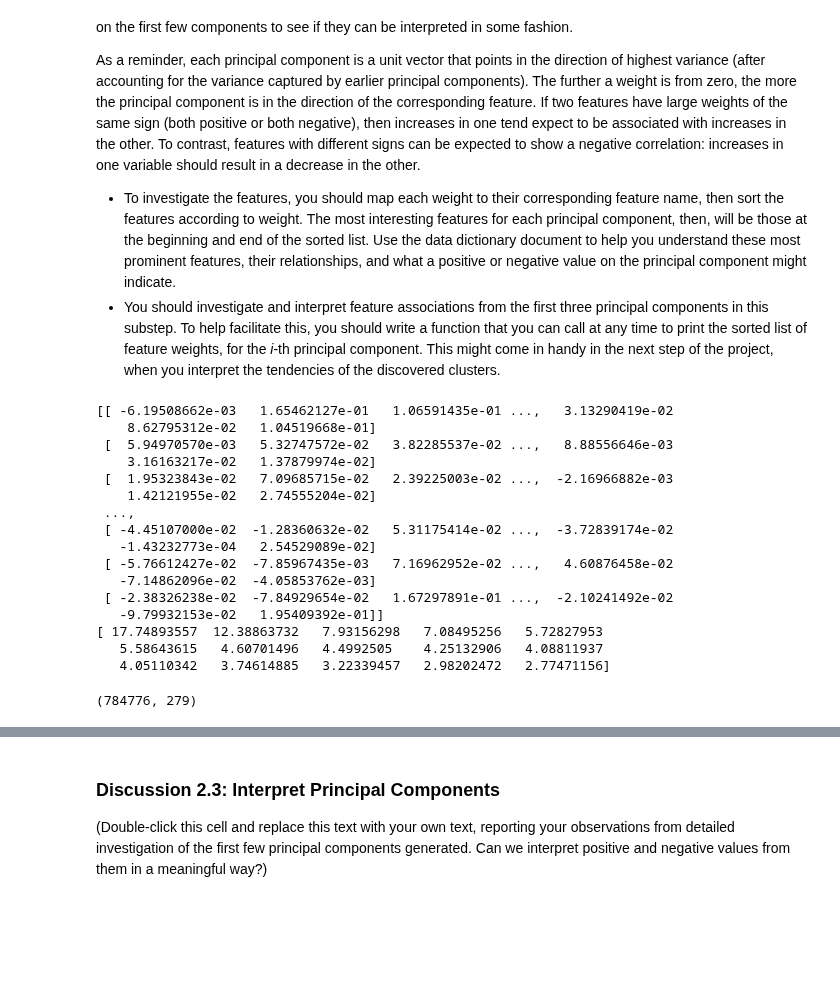
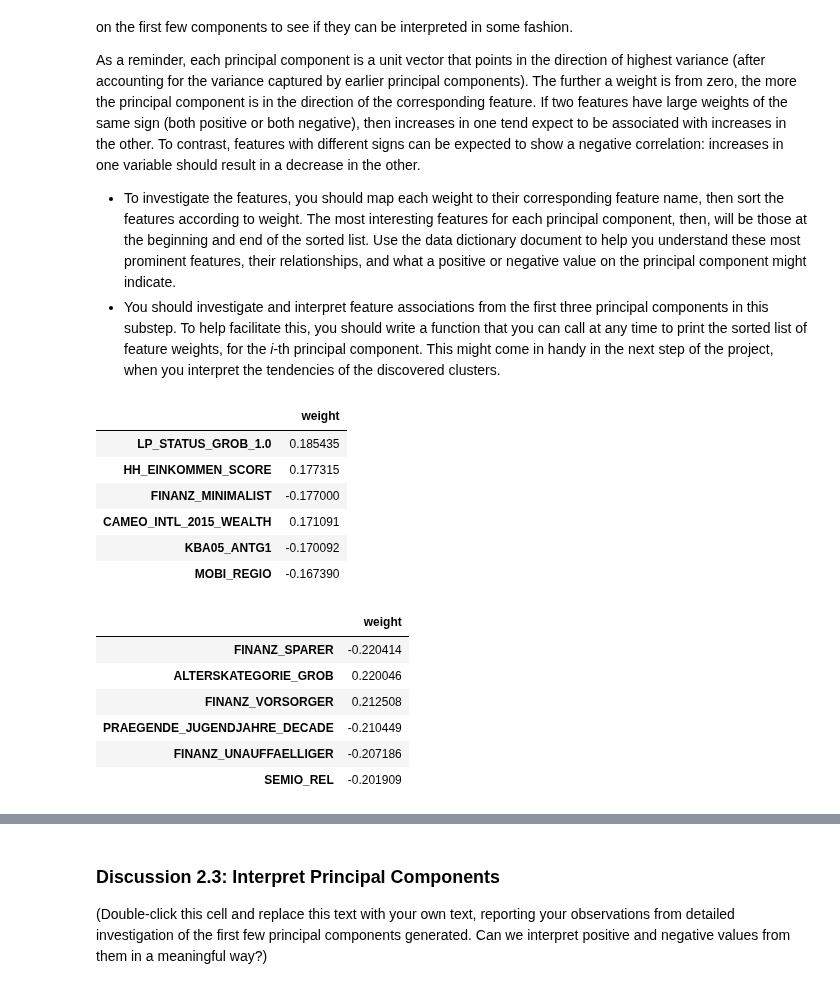
Before and after one commit to jeff-daniels/Udacity-Machine-Learning-Introduction-Nanodegree, a Jupyter notebook: Project 3: Identify Customer Segments/Identify_Customer_Segments.ipynb, the cells around one changed output, grey strips where cells are left out. Cells and saved outputs as stored; diff of their text form; code cells hidden in the pictures; blank space fills up the shorter version.

Commit message:
map pca weights

```diff
--- a/Project 3: Identify Customer Segments/Identify_Customer_Segments.ipynb
+++ b/Project 3: Identify Customer Segments/Identify_Customer_Segments.ipynb
@@ -880,10 +880,10 @@ def clean_data(df, feature_df, col_null_percentage_threshold=100,
     # Return the cleaned dataframe.
 
     if verbose:
-        print('Shape of cleaned dataframe: {}'.format(cleaned_df.shape))
+        print('Shape of cleaned dataframe: {}'.format(df.shape))
         print('Number of null values in cleaned dataframe: {}'
-              .format(cleaned_df.isnull().sum().sum()))
-        print('Shape of appended feature summary: {}'.format(appended_feature_df.shape))
+              .format(df.isnull().sum().sum()))
+        print('Shape of appended feature summary: {}'.format(feature_df.shape))
 
     return df, feature_df
 # %%
@@ -891,7 +891,7 @@ tic = time.time()
 gen_cleaned = gen_original.copy()
 appended_feature_df = feats.copy()
 
-cleaned_df, appended_feature_df = clean_data(cleaned_df, appended_feature_df, col_null_percentage_threshold=20,
+gen_cleaned, appended_feature_df = clean_data(gen_cleaned, appended_feature_df, col_null_percentage_threshold=20,
                          row_null_percentage_threshold=20, row_null_percentile=None,
                          use_ohe=False, verbose=True)
 toc = time.time()
@@ -987,32 +986,51 @@ As a reminder, each principal component is a unit vector that points in the dire
 
 - To investigate the features, you should map each weight to their corresponding feature name, then sort the features according to weight. The most interesting features for each principal component, then, will be those at the beginning and end of the sorted list. Use the data dictionary document to help you understand these most prominent features, their relationships, and what a positive or negative value on the principal component might indicate.
 - You should investigate and interpret feature associations from the first three principal components in this substep. To help facilitate this, you should write a function that you can call at any time to print the sorted list of feature weights, for the *i*-th principal component. This might come in handy in the next step of the project, when you interpret the tendencies of the discovered clusters.
+# %%
+# Map weights for the first principal component to corresponding feature names
+# and then print the linked values, sorted by weight.
+# HINT: Try defining a function here or in a new cell that you can reuse in the
+# other cells.
+
+def map_pca_weights(pca, column_index, component, n_weights, plot=False):
+    """
+    Input: fitted pca, an index of the columns, the pca component,
+    the number of weights to return, and whether or not to make a bar plot
+    Returns: a dataframe of weights sorted by absolute value
+    """
+    component -=1
+    d = {'weight':pca.components_[component]}
+    weights =pd.DataFrame(d, index = column_index)
+    weights = weights.reindex(weights.weight.abs().sort_values(ascending=False).index)
+    weights = weights.iloc[:n_weights]
+    if plot:
+        plt.bar(range(len(weights)), weights['weight'])
+        plt.xticks(range(len(weights)), list(weights.index), rotation=35, ha='right')
+        plt.ylabel('weight')
+        title = 'Weights of principal component: #' + str(component+1)
+        plt.title(title)
+        plt.show()
+
+    return weights
+# %%
+map_pca_weights(pca, gen_cleaned.columns, component=1, n_weights=6, plot=False)
+# %% [output]
+|  | weight |
+| LP_STATUS_GROB_1.0 | 0.185435 |
+| HH_EINKOMMEN_SCORE | 0.177315 |
+| FINANZ_MINIMALIST | -0.177000 |
+| CAMEO_INTL_2015_WEALTH | 0.171091 |
+| KBA05_ANTG1 | -0.170092 |
+| MOBI_REGIO | -0.167390 |
 # %%
-# Map weights for the first principal component to corresponding feature names
+# Map weights for the second principal component to corresponding feature names
 # and then print the linked values, sorted by weight.
-# HINT: Try defining a function here or in a new cell that you can reuse in the
-# other cells.
-
-print(pca.components_)
-print(pca.explained_variance_)
+map_pca_weights(pca, gen_cleaned.columns, component=2, n_weights=6, plot=False)
 # %% [output]
-[[ -6.19508662e-03   1.65462127e-01   1.06591435e-01 ...,   3.13290419e-02
-    8.62795312e-02   1.04519668e-01]
- [  5.94970570e-03   5.32747572e-02   3.82285537e-02 ...,   8.88556646e-03
-    3.16163217e-02   1.37879974e-02]
- [  1.95323843e-02   7.09685715e-02   2.39225003e-02 ...,  -2.16966882e-03
-    1.42121955e-02   2.74555204e-02]
- ...,
- [ -4.45107000e-02  -1.28360632e-02   5.31175414e-02 ...,  -3.72839174e-02
-   -1.43232773e-04   2.54529089e-02]
- [ -5.76612427e-02  -7.85967435e-03   7.16962952e-02 ...,   4.60876458e-02
-   -7.14862096e-02  -4.05853762e-03]
- [ -2.38326238e-02  -7.84929654e-02   1.67297891e-01 ...,  -2.10241492e-02
-   -9.79932153e-02   1.95409392e-01]]
-[ 17.74893557  12.38863732   7.93156298   7.08495256   5.72827953
-   5.58643615   4.60701496   4.4992505    4.25132906   4.08811937
-   4.05110342   3.74614885   3.22339457   2.98202472   2.77471156]
+|  | weight |
+| FINANZ_SPARER | -0.220414 |
+| ALTERSKATEGORIE_GROB | 0.220046 |
+| FINANZ_VORSORGER | 0.212508 |
+| PRAEGENDE_JUGENDJAHRE_DECADE | -0.210449 |
+| FINANZ_UNAUFFAELLIGER | -0.207186 |
+| SEMIO_REL | -0.201909 |
-# %%
-gen_scaled.shape
-# %% [output]
-(784776, 279)
```
Also changed, not shown: parts of 12 cells of this notebook.
